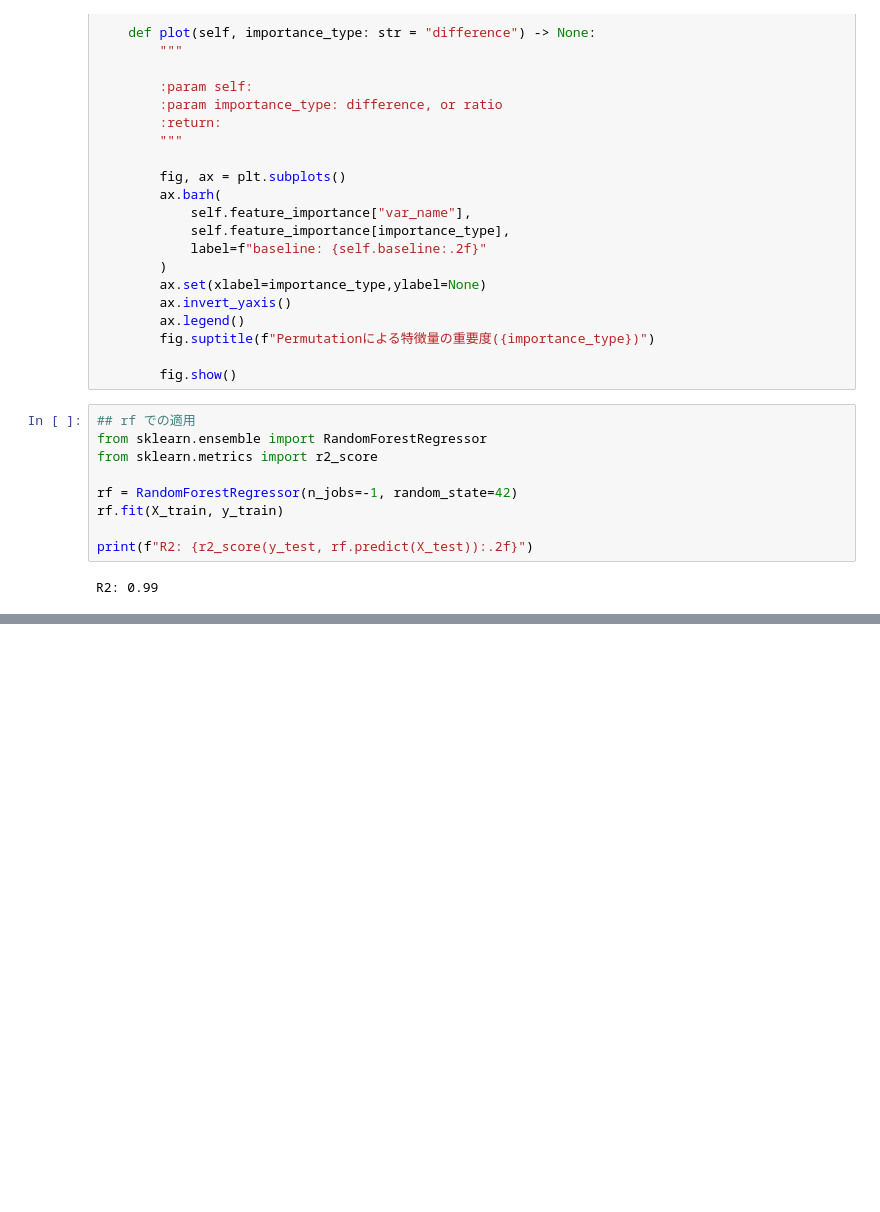
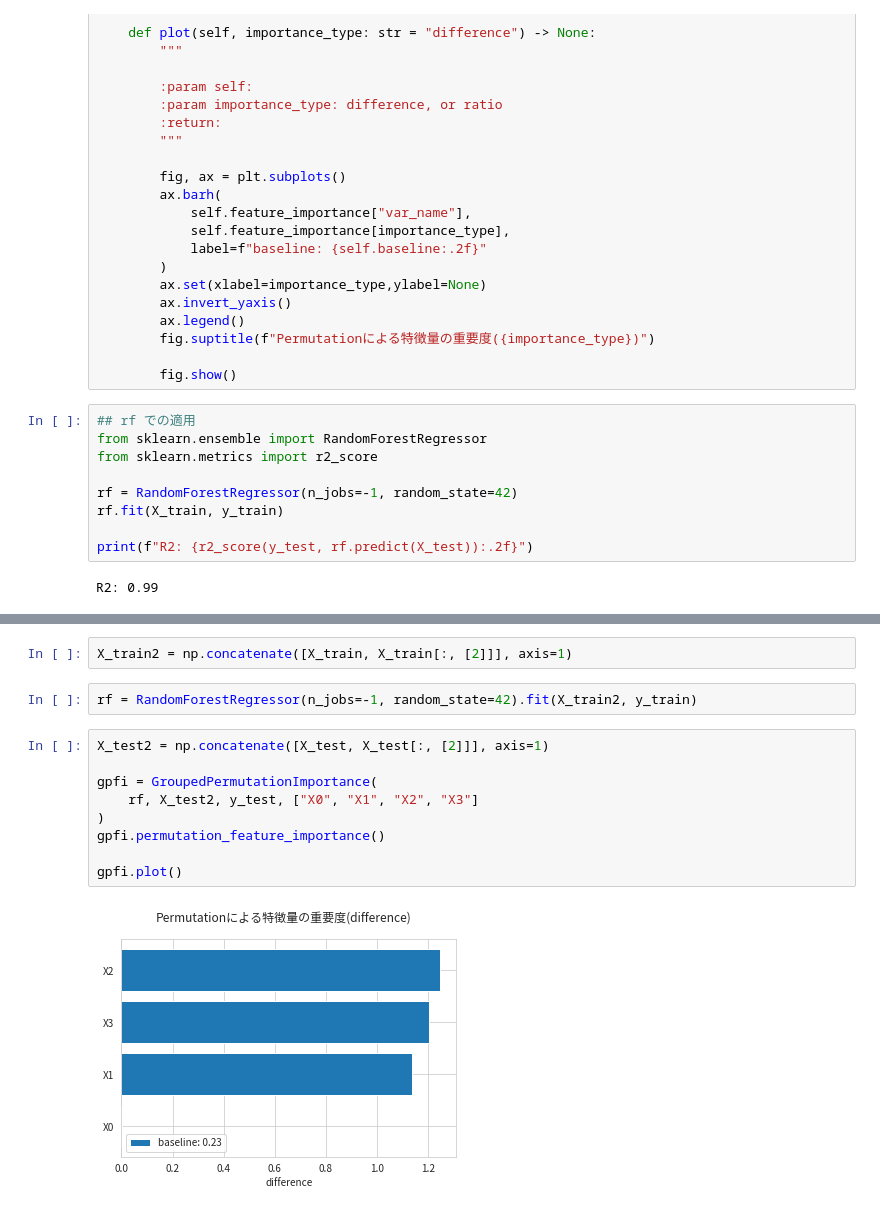
Before and after one commit to kfsky/ml-interpret-book, a Jupyter notebook: notebooks/chapter3.ipynb, the cells around one changed output, grey strips where cells are left out. Cells and saved outputs as stored; diff of their text form; blank space fills up the shorter version.

```diff
--- a/notebooks/chapter3.ipynb
+++ b/notebooks/chapter3.ipynb
@@ -179,0 +236,15 @@ pfi.plot(importance_type="difference")
+# %%
+X_train2 = np.concatenate([X_train, X_train[:, [2]]], axis=1)
+# %%
+rf = RandomForestRegressor(n_jobs=-1, random_state=42).fit(X_train2, y_train)
+# %%
+X_test2 = np.concatenate([X_test, X_test[:, [2]]], axis=1)
+
+gpfi = GroupedPermutationImportance(
+    rf, X_test2, y_test, ["X0", "X1", "X2", "X3"]
+)
+gpfi.permutation_feature_importance()
+
+gpfi.plot()
+# %% [output]
+[figure, added]
```
Also changed, not shown: parts of 9 cells of this notebook.
